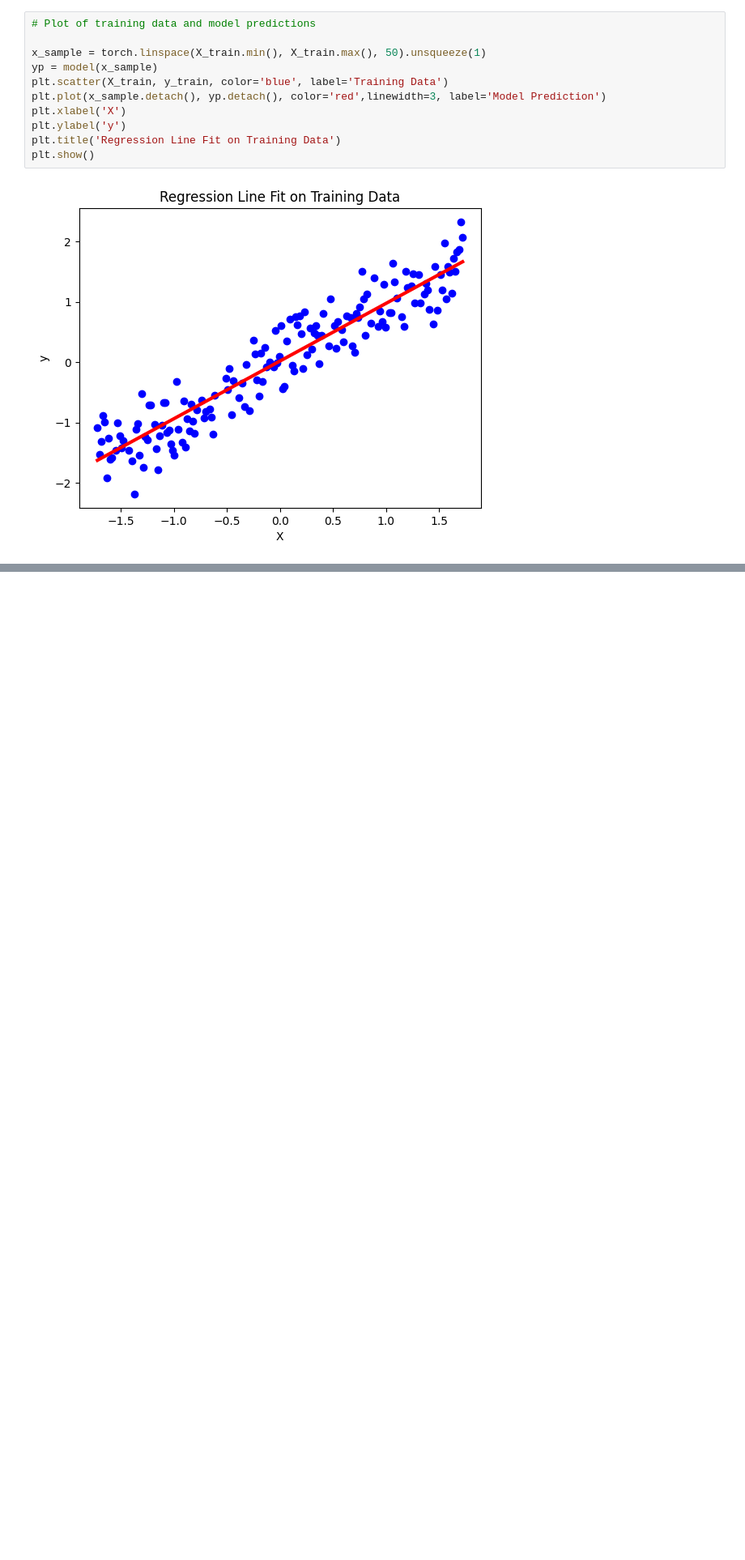
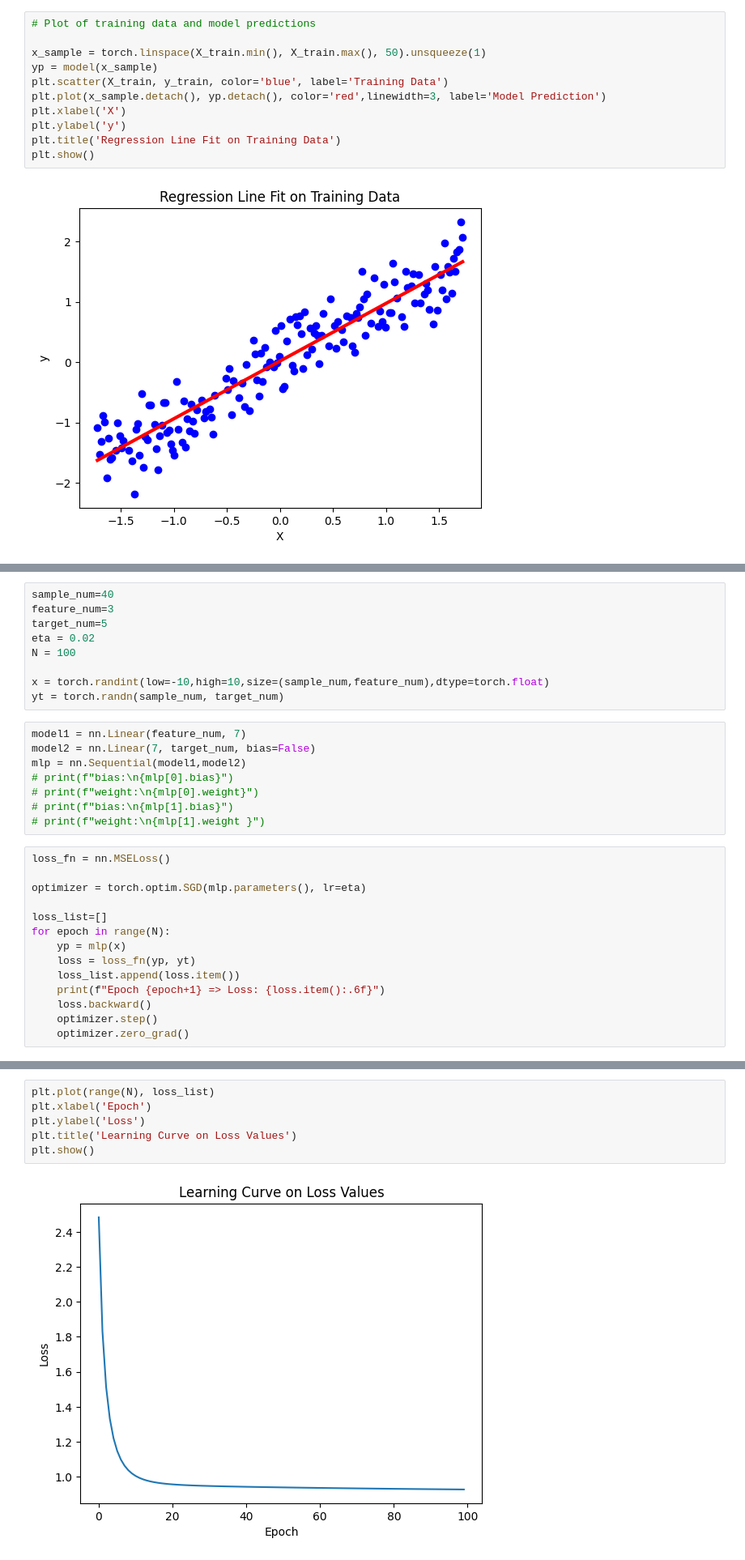
Before and after one commit to aghababaei-alireza/AI_Darsman, a Jupyter notebook: Semester 6 - Deep Learning/Learn/Part2-PyTorchLibrary.ipynb, the cells around one changed output, grey strips where cells are left out. Shown at 81% size. Drawn from its saved outputs; the diff is of its cells as text; blank space fills up the shorter version.

Commit message:
S6-Video12_PyTorch_Part8_MLP

```diff
--- a/Semester 6 - Deep Learning/Learn/Part2-PyTorchLibrary.ipynb
+++ b/Semester 6 - Deep Learning/Learn/Part2-PyTorchLibrary.ipynb
@@ -1623,0 +1721,31 @@ plt.show()
+# %%
+sample_num=40
+feature_num=3
+target_num=5
+eta = 0.02
+N = 100
+
+x = torch.randint(low=-10,high=10,size=(sample_num,feature_num),dtype=torch.float)
+yt = torch.randn(sample_num, target_num)
+# %%
+model1 = nn.Linear(feature_num, 7)
+model2 = nn.Linear(7, target_num, bias=False)
+mlp = nn.Sequential(model1,model2)
+# print(f"bias:\n{mlp[0].bias}")
+# print(f"weight:\n{mlp[0].weight}")
+# print(f"bias:\n{mlp[1].bias}")
+# print(f"weight:\n{mlp[1].weight }")
+# %%
+loss_fn = nn.MSELoss()
+
+optimizer = torch.optim.SGD(mlp.parameters(), lr=eta)
+
+loss_list=[]
+for epoch in range(N):
+    yp = mlp(x)
+    loss = loss_fn(yp, yt)
+    loss_list.append(loss.item())
+    print(f"Epoch {epoch+1} => Loss: {loss.item():.6f}")
+    loss.backward()
+    optimizer.step()
+    optimizer.zero_grad()
@@ -1623,0 +1770,8 @@ plt.show()
+# %%
+plt.plot(range(N), loss_list)
+plt.xlabel('Epoch')
+plt.ylabel('Loss')
+plt.title('Learning Curve on Loss Values')
+plt.show()
+# %% [output]
+[figure, added]
```
Also changed, not shown: parts of 23 cells of this notebook.
